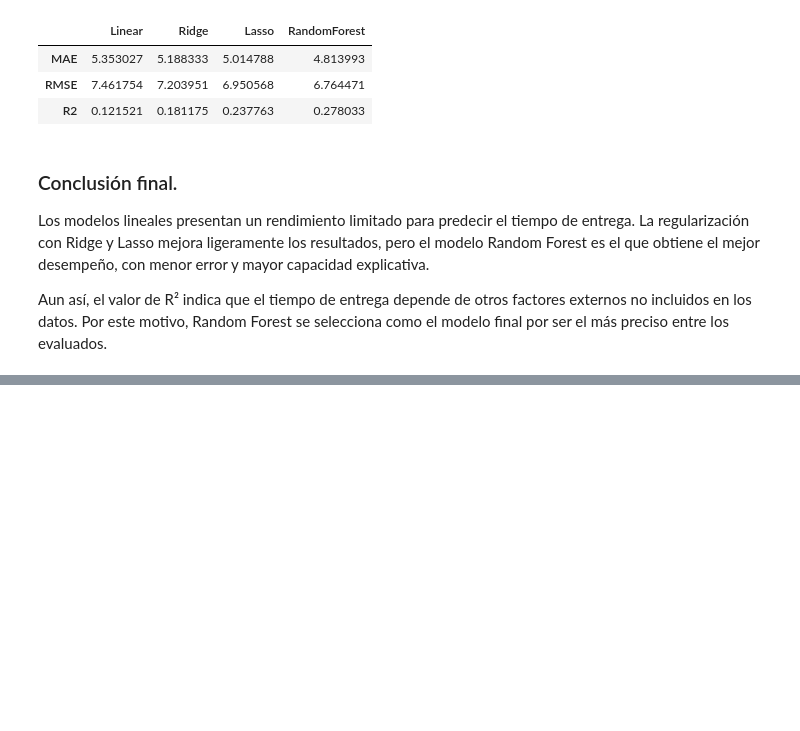
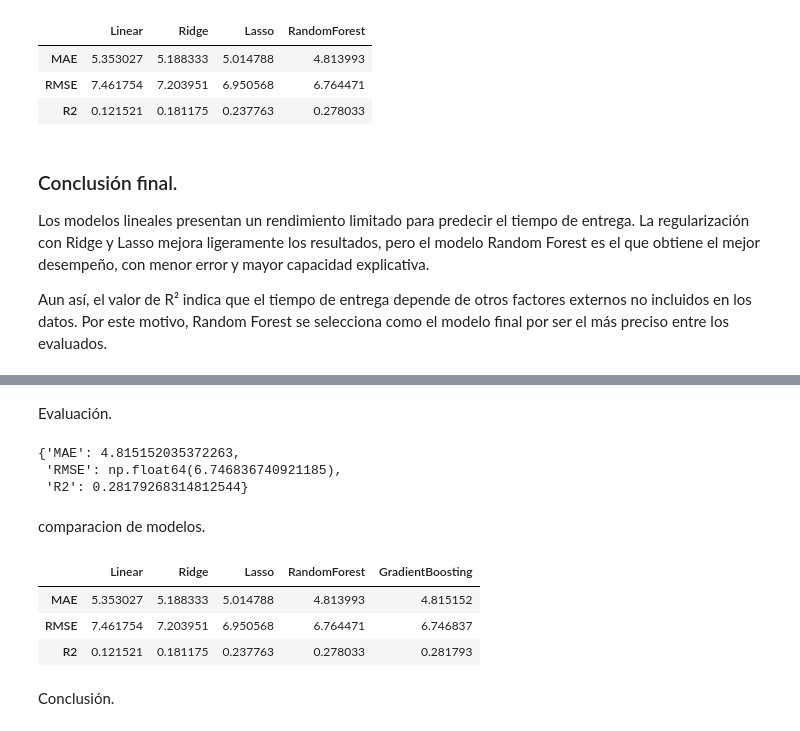
Before and after one commit to 4GeeksAcademy/sp-ml-20-final-project-g5, a Jupyter notebook: notebooks/proyectofinal.ipynb, the cells around one changed output, grey strips where cells are left out. Saved outputs shown, nothing was run; the diff lists cells and outputs as text; code cells hidden in the pictures; blank space fills up the shorter version.

Commit message:
Gradient Boosting y pickle

```diff
--- a/notebooks/proyectofinal.ipynb
+++ b/notebooks/proyectofinal.ipynb
@@ -721,0 +730,6 @@ with open("../models/random_forest_delivery_time.pkl", "wb") as f:
+# %%
+gbr = GradientBoostingRegressor(n_estimators=200,
+                                learning_rate=0.05,
+                                max_depth=5,
+                                min_samples_leaf=20,
+                                random_state=42)
@@ -721,0 +738,3 @@ with open("../models/random_forest_delivery_time.pkl", "wb") as f:
+# %%
+pipe_gb = Pipeline(steps=[("preprocessor", preprocessor_gb),
+                          ("model", gbr)])
@@ -721,0 +743,2 @@ with open("../models/random_forest_delivery_time.pkl", "wb") as f:
+# %%
+pipe_gb.fit(X_train, y_train)
@@ -721,0 +759,27 @@ with open("../models/random_forest_delivery_time.pkl", "wb") as f:
+# %% [markdown]
+Evaluación.
+# %%
+y_pred = pipe_gb.predict(X_test)
+
+gb_metrics = {"MAE": mean_absolute_error(y_test, y_pred),
+              "RMSE": np.sqrt(mean_squared_error(y_test, y_pred)),
+              "R2": r2_score(y_test, y_pred)}
+
+gb_metrics
+# %% [output]
+{'MAE': 4.815152035372263,
+ 'RMSE': np.float64(6.746836740921185),
+ 'R2': 0.28179268314812544}
+# %% [markdown]
+
+comparacion de modelos.
+# %%
+comparison_rf["GradientBoosting"] = gb_metrics
+comparison_rf
+# %% [output]
+|  | Linear | Ridge | Lasso | RandomForest | GradientBoosting |
+| MAE | 5.353027 | 5.188333 | 5.014788 | 4.813993 | 4.815152 |
+| RMSE | 7.461754 | 7.203951 | 6.950568 | 6.764471 | 6.746837 |
+| R2 | 0.121521 | 0.181175 | 0.237763 | 0.278033 | 0.281793 |
+# %% [markdown]
+Conclusión.
```
Also changed, not shown: parts of 13 cells of this notebook, 2 other files.
